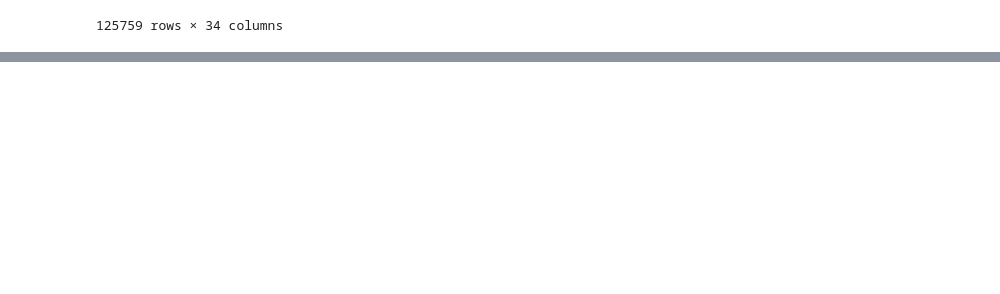
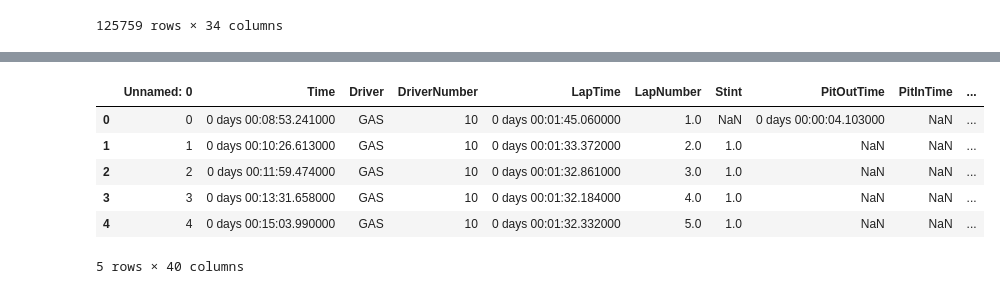
Before and after one commit to le-dav/f1-binottor, a Jupyter notebook: notebooks/early_pitting.ipynb, the cells around one changed output, grey strips where cells are left out. Drawn from its saved outputs; the diff is of its cells as text; code cells hidden in the pictures; blank space fills up the shorter version.

```diff
--- a/notebooks/early_pitting.ipynb
+++ b/notebooks/early_pitting.ipynb
@@ -20,4 +20,4 @@ df
 | 125758 | 125758 | 0 days 02:31:05.834000 | SAR | 2 | 0 days 00:01:20.254000 | 65.0 | 3.0 | NaN | NaN | ... |
 125759 rows × 34 columns
 # %%
-df["RaceProgress"] = 0
+df["TotalLaps"] = 0
@@ -31,0 +44,4 @@ races_2018 = set(df_2018["Location"])
+# %%
+coucou = df.groupby(by = ["Year", "Location"], as_index=False)["LapNumber"].max().rename(columns={"LapNumber":"TotalLaps"})
+coucou["Year_Location"] = coucou["Year"].map(str) + coucou["Location"]
+coucou
@@ -31,0 +62,2 @@ races_2018 = set(df_2018["Location"])
+# %%
+df["Year_Location"] = df["Year"].map(str) + df["Location"]
@@ -31,0 +80,12 @@ races_2018 = set(df_2018["Location"])
+# %%
+final_df = df.merge(coucou, on="Year_Location")
+# %%
+final_df.head()
+# %% [output]
+|  | Unnamed: 0 | Time | Driver | DriverNumber | LapTime | LapNumber | Stint | PitOutTime | PitInTime | ... |
+| 0 | 0 | 0 days 00:08:53.241000 | GAS | 10 | 0 days 00:01:45.060000 | 1.0 | NaN | 0 days 00:00:04.103000 | NaN | ... |
+| 1 | 1 | 0 days 00:10:26.613000 | GAS | 10 | 0 days 00:01:33.372000 | 2.0 | 1.0 | NaN | NaN | ... |
+| 2 | 2 | 0 days 00:11:59.474000 | GAS | 10 | 0 days 00:01:32.861000 | 3.0 | 1.0 | NaN | NaN | ... |
+| 3 | 3 | 0 days 00:13:31.658000 | GAS | 10 | 0 days 00:01:32.184000 | 4.0 | 1.0 | NaN | NaN | ... |
+| 4 | 4 | 0 days 00:15:03.990000 | GAS | 10 | 0 days 00:01:32.332000 | 5.0 | 1.0 | NaN | NaN | ... |
+5 rows × 40 columns
```
Also changed, not shown: parts of 11 cells of this notebook.
